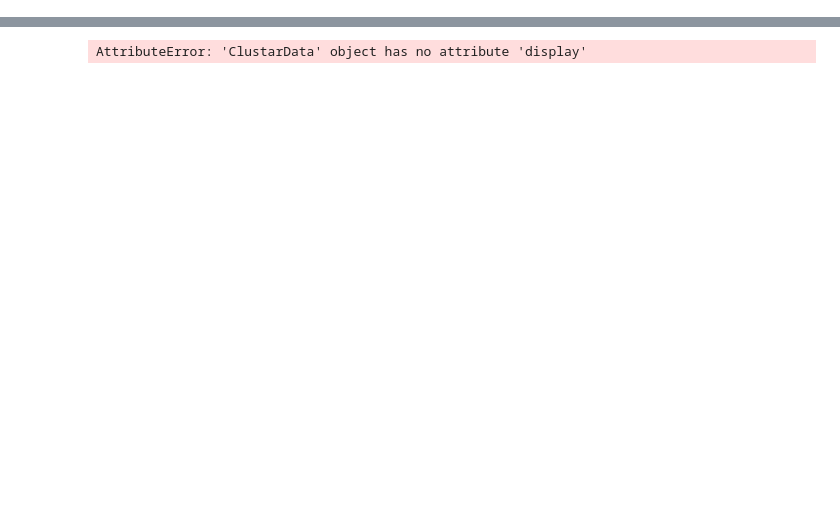
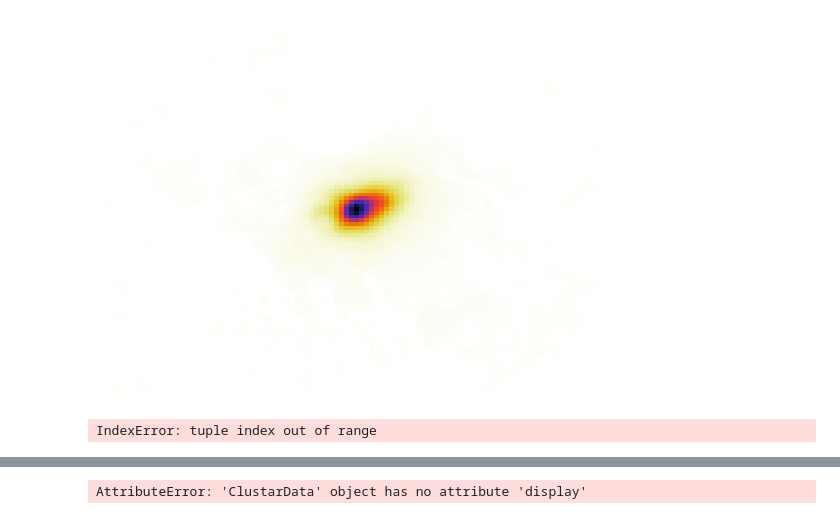
Before and after one commit to SvenneMcBoosted/ALMA, a Jupyter notebook: Code/Peter/clustar.ipynb, the cells around one changed output, grey strips where cells are left out. Saved outputs shown, nothing was run; the diff lists cells and outputs as text; code cells hidden in the pictures; blank space fills up the shorter version.

```diff
--- a/Code/Peter/clustar.ipynb
+++ b/Code/Peter/clustar.ipynb
@@ -35,0 +18,7 @@ TypeError: 'Clustar' object is not iterable
+# %%
+def crop_middle_50_percent(fits): return fits[(int(fits.shape[1]*.25)):(int(fits.shape[1]*.75)),
+                                              (int(fits.shape[1]*.25)):(int(fits.shape[1]*.75))]
+
+def crop_around_max_value_100x100(fits):
+    (x, y) = np.unravel_index(np.argmax(fits, axis=None), fits.shape)
+    return fits[x-50:x+50, y-50:y+50]
@@ -35,0 +27,16 @@ TypeError: 'Clustar' object is not iterable
+# %%
+# Load the data, fits_data is a list of matrices from a folder of fits files
+fits_data = [fits.getdata(file).squeeze() for file in glob.glob('data/test_pos/*.fits')]
+
+# Reshape the data to be the middle 50% of the image,
+# This ensures that no extreme edge values are included where noise to intense
+fits_data = [crop_middle_50_percent(file) for file in fits_data]
+
+#Rotate the data so that the stars are aligned according to predefined angles
+fits_data = [rotate(data, degrees, reshape=False) for (data, degrees) in list(zip(fits_data, [0, 0, -15, -15, -9, -9, -13, -13]))]
+
+#Apply fits_crop_around_max to all the fits files
+#This now we have a list of 100x100 matrices where the star is in the middle and aligned
+fits_data = [crop_around_max_value_100x100(file) for file in fits_data]
+
+print(len(fits_data))
@@ -35,0 +47,14 @@ TypeError: 'Clustar' object is not iterable
+# %%
+
+# Multiply two matrices together and return the square root of the result
+def multiply_and_sqrt(a, b): return np.sqrt(np.multiply(a, b))
+# %%
+# Create a list of 100x100 matrices where each matrix is the square root of the product of two matrices from fits_data
+
+for i in range(0,7):
+    if i%100 == 0: print(i)
+    for j in range(i, 7):
+        print(i, j)
+        fits_data.append(multiply_and_sqrt(fits_data[i], fits_data[j]))
+
+print(len(fits_data))
@@ -35,0 +79,7 @@ TypeError: 'Clustar' object is not iterable
+# %%
+# Show all matrices in fits_data
+for i in range(0, len(fits_data)):
+    plt.imshow(fits_data[i], cmap='CMRmap_r')
+    plt.show()
+# %% [output]
+[figure, added]
@@ -35,0 +99,36 @@ TypeError: 'Clustar' object is not iterable
+# %%
+#Omstart
+
+
+
+# Create a Clustar object
+cs = Clustar(radius_factor=radius_factor, threshold=threshold, quantile=quantile, apply_gradient=apply_gradient,
+             metric=metrics[0], group_factor=group_factor)
+# Load the data into the Clustar object
+cs.run(directory='data/test_pos/')
+
+for clustar_data in cs.data:
+
+
+    img_data = clustar_data.image.data
+
+    if len(clustar_data.groups) > 0:
+        disk = clustar_data.groups[0]
+        im_data = im_data[disk]
+
+
+
+
+    else:
+
+        (x, y) = img_data.shape[2], img_data.shape[3]
+        img_data = img_data[0, 0, (int(y*.25)):(int(y*.75)),
+                            (int(x*.25)):(int(x*.75))]
+        max_indices = np.unravel_index(np.argmax(img_data), img_data.shape)
+
+
+
+
+    print(clustar_data.groups[0])
+# %% [output]
+IndexError: tuple index out of range
```
Also changed, not shown: parts of 10 cells of this notebook, 8 other files.
